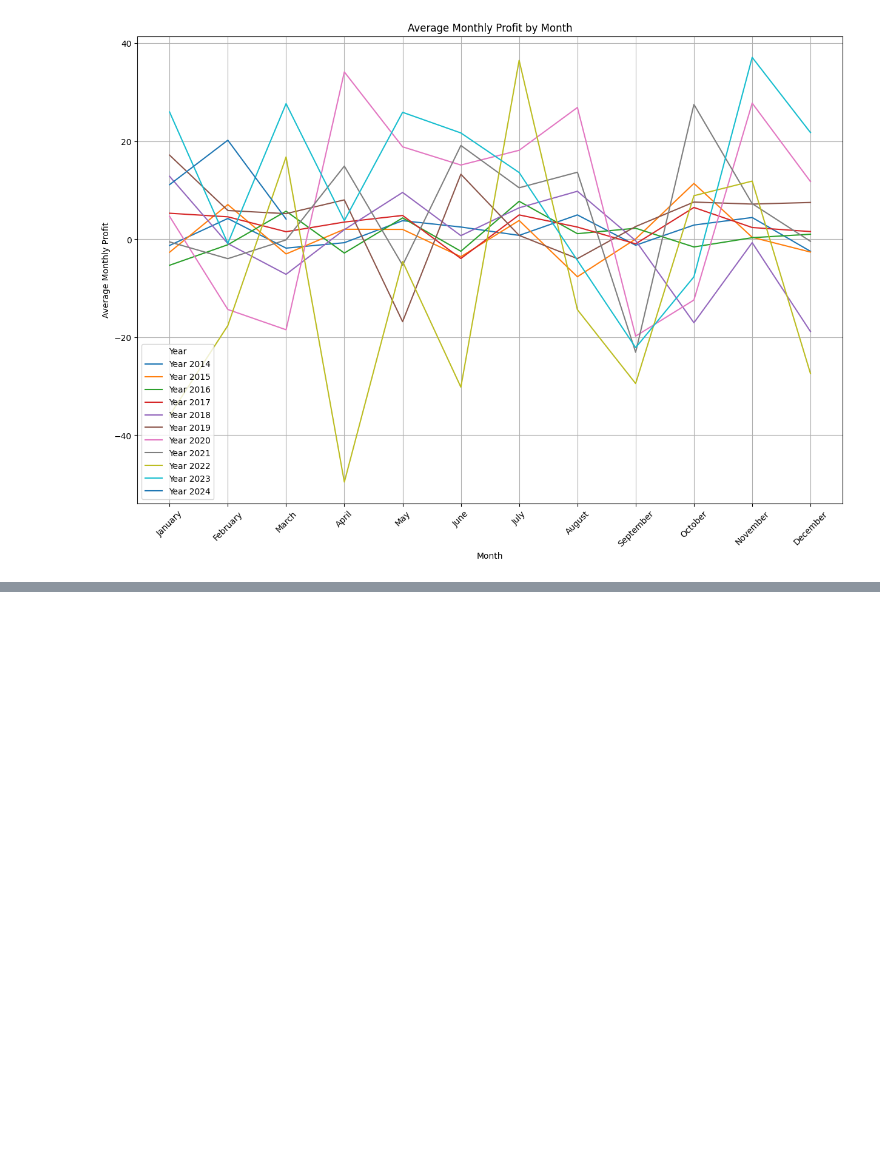
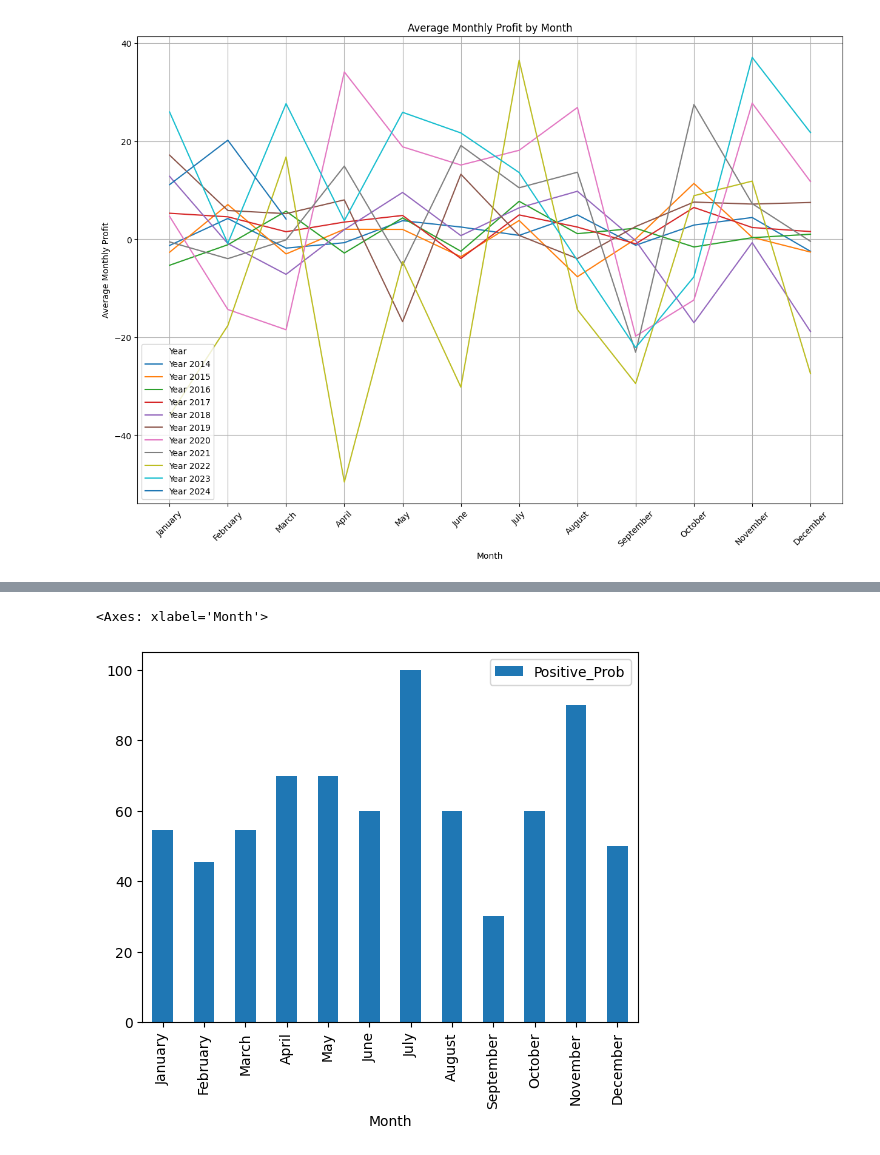
Before and after one commit to OwenNam001/project1_group1, a Jupyter notebook: StockAnalysis/Year_Monthly_Profits_Jun.ipynb, the cells around one changed output, grey strips where cells are left out. Cells and saved outputs as stored; diff of their text form; code cells hidden in the pictures; blank space fills up the shorter version.

```diff
--- a/StockAnalysis/Year_Monthly_Profits_Jun.ipynb
+++ b/StockAnalysis/Year_Monthly_Profits_Jun.ipynb
@@ -86,3 +86,25 @@ ax.grid(True)
 plt.show()
 # %% [output]
 [figure]
+# %%
+# Increase Probability for each Month?
+
+# Add a new column to track positive profits
+year_monthly_avg_df['Positive'] = year_monthly_avg_df['Monthly_Profit'] > 0
+
+grouped = year_monthly_avg_df.groupby(['Month_Number', 'Month'])
+total_counts = grouped.size()
+positive_counts = grouped['Positive'].sum()
+
+# Combine the results into a DataFrame
+monthly_positive_counts = pd.DataFrame({
+                                        'Positive_Count': positive_counts,
+                                        'Total_Count': total_counts
+                                        }).reset_index()
+
+# Calculate the Probability of positive monthly profits
+monthly_positive_counts['Positive_Prob'] = monthly_positive_counts['Positive_Count'] / monthly_positive_counts['Total_Count'] * 100
+monthly_positive_counts['Positive_Prob'] = monthly_positive_counts['Positive_Prob'].round(2)
+
+
+monthly_positive_counts
@@ -88,0 +125,5 @@ plt.show()
+# %%
+monthly_positive_counts.plot(kind="bar", x="Month", y="Positive_Prob")
+# %% [output]
+<Axes: xlabel='Month'>
+[figure, added]
```
Also changed, not shown: parts of 1 cell of this notebook.
